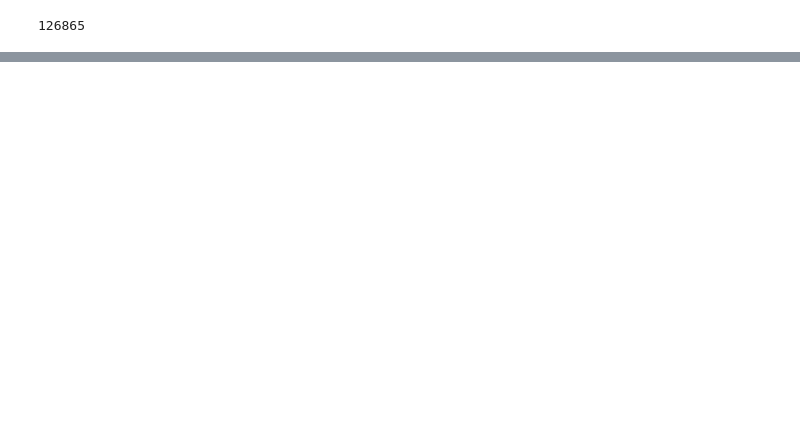
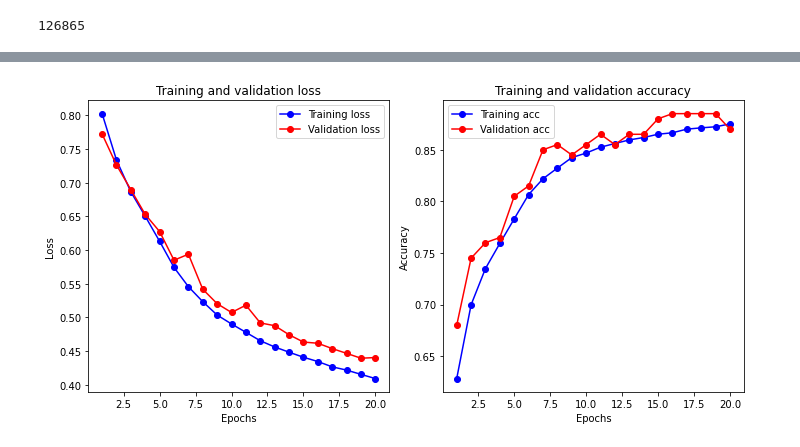
Before and after one commit to maxhormazabal/dl_submissions, a Jupyter notebook: L3/load_faces_gender.ipynb, the cells around one changed output, grey strips where cells are left out. Drawn from its saved outputs; the diff is of its cells as text; code cells hidden in the pictures; blank space fills up the shorter version.

Commit message:
Optimizers testing

```diff
--- a/L3/load_faces_gender.ipynb
+++ b/L3/load_faces_gender.ipynb
@@ -137,7 +90,3 @@ tf.Tensor([0.8294171 1.1705829], shape=(2,), dtype=float64)
-# %%
-batch_size = 128
-ds_train_batch = ds_train_transform.batch(batch_size)
-ds_test_batch = ds_test_transform.batch(batch_size)
 # %%
 from keras.layers import Input,Conv2D, MaxPooling2D, Flatten, Dense, Dropout
 from keras import Input, Model
@@ -419,0 +165,13 @@ def visualize_fit(history):
+# %%
+ds_train_shuffle = ds_train_transform.shuffle(10000)
+ds_train = ds_train_shuffle.skip(int(dataset_size * 0.2))
+ds_test = ds_train_shuffle.take(int(dataset_size * 0.2))
+ds_val = ds_test_transform
+# %%
+input_shape = (32, 32, 3)
+optimizer = tf.keras.optimizers.SGD(learning_rate=0.01)
+regularizer = regularizers.l2(0.001)
+
+model = buildModel(input_shape,optimizer,regularizer)
+fitModel(model,ds_train,ds_val,ds_test,num_epochs=20,batch_size=128,patience=5,monitor='val_loss')
+# %% [output]
@@ -419,0 +180 @@ def visualize_fit(history):
+[figure, added]
```
Also changed, not shown: parts of 20 cells of this notebook, 8 other files.
